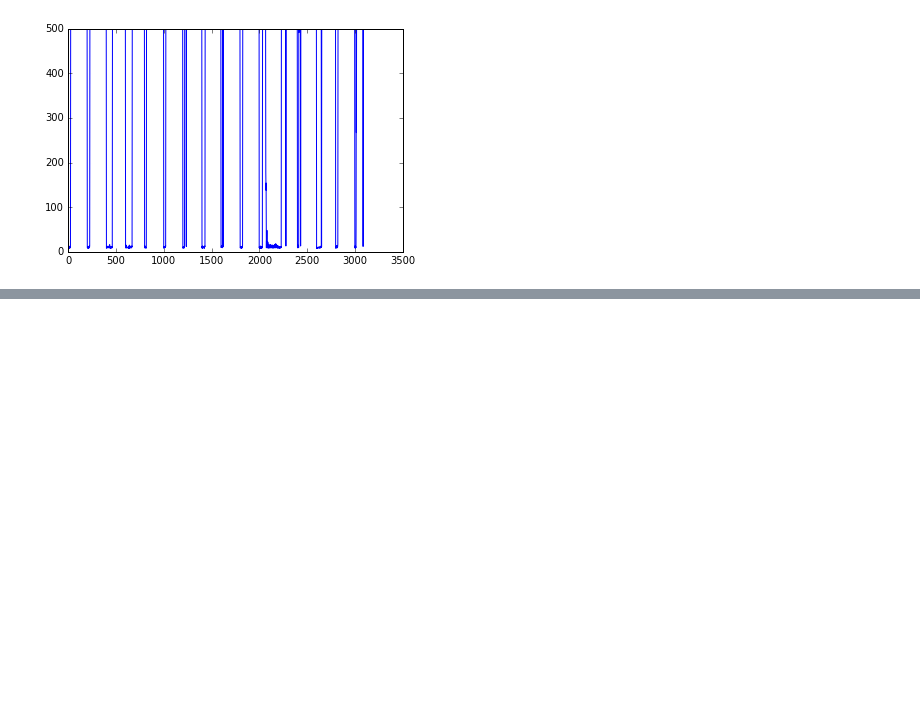
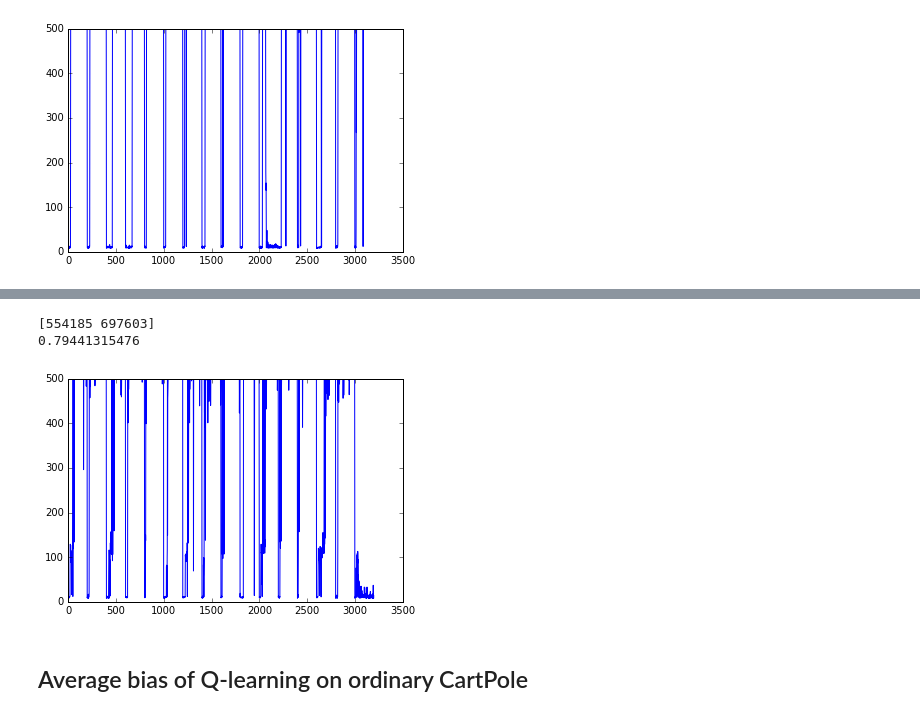
Before and after one commit to rmoehn/cartpole, a Jupyter notebook: notebooks/OffSwitchCartPole.ipynb, the cells around one changed output, grey strips where cells are left out. Saved outputs shown, nothing was run; the diff lists cells and outputs as text; code cells hidden in the pictures; blank space fills up the shorter version.

```diff
--- a/notebooks/OffSwitchCartPole.ipynb
+++ b/notebooks/OffSwitchCartPole.ipynb
@@ -48,7 +73,7 @@ skip_offswitch_clip = functools.partial(
                           gym_tools.apply_to_snd,
                           functools.partial(gym_tools.warning_clip_obs, ranges=state_ranges))
 
-def make_interruptable_experience():
+def make_interruptable_experience(choose_action=linfa.choose_action_Sarsa):
     return linfa.init(lmbda=0.9,
                         init_alpha=0.001,
                         epsi=0.1,
@@ -57,7 +82,8 @@ def make_interruptable_experience():
                         act_space=env.action_space,
                         theta=None,
                         is_use_alpha_bounds=True,
-                        map_obs=skip_offswitch_clip)
+                        map_obs=skip_offswitch_clip,
+                        choose_action=choose_action)
 
 fexperience = make_interruptable_experience()
 # %%
@@ -120,7 +146,7 @@ print float(lefts_rights[0])/ lefts_rights[1]
 # %% [markdown]
 ## Average bias of Sarsa on ordinary CartPole
 # %%
-def make_uninterruptable_experience():
+def make_uninterruptable_experience(choose_action=linfa.choose_action_Sarsa):
     return linfa.init(lmbda=0.9,
                         init_alpha=0.001,
                         epsi=0.1,
@@ -129,7 +155,8 @@ def make_uninterruptable_experience():
                         act_space=env.action_space,
                         theta=None,
                         is_use_alpha_bounds=True,
-                        map_obs=functools.partial(gym_tools.warning_clip_obs, ranges=state_ranges))
+                        map_obs=functools.partial(gym_tools.warning_clip_obs, ranges=state_ranges),
+                        choose_action=choose_action)
 
 
 def make_CartPole():
@@ -171,0 +199,10 @@ t
+# %%
+rewards_per_episode, lefts_rights = \
+    interruptibility.run_rewards_lefts_rights(
+        make_OffSwitchCartpole,
+        functools.partial(make_interruptable_experience,
+                          choose_action=linfa.choose_action_Q),
+        n_procs=4,
+        n_trainings=16,
+        n_episodes=200,
+        max_steps=500)
@@ -171,0 +218,11 @@ t
+# %%
+print lefts_rights
+print float(lefts_rights[0])/ lefts_rights[1]
+pyplot.plot(rewards_per_episode)
+pyplot.show()
+# %% [output]
+[554185 697603]
+0.79441315476
+[figure, added]
+# %% [markdown]
+## Average bias of Q-learning on ordinary CartPole
```
Also changed, not shown: parts of 9 cells of this notebook, 1 other file.
